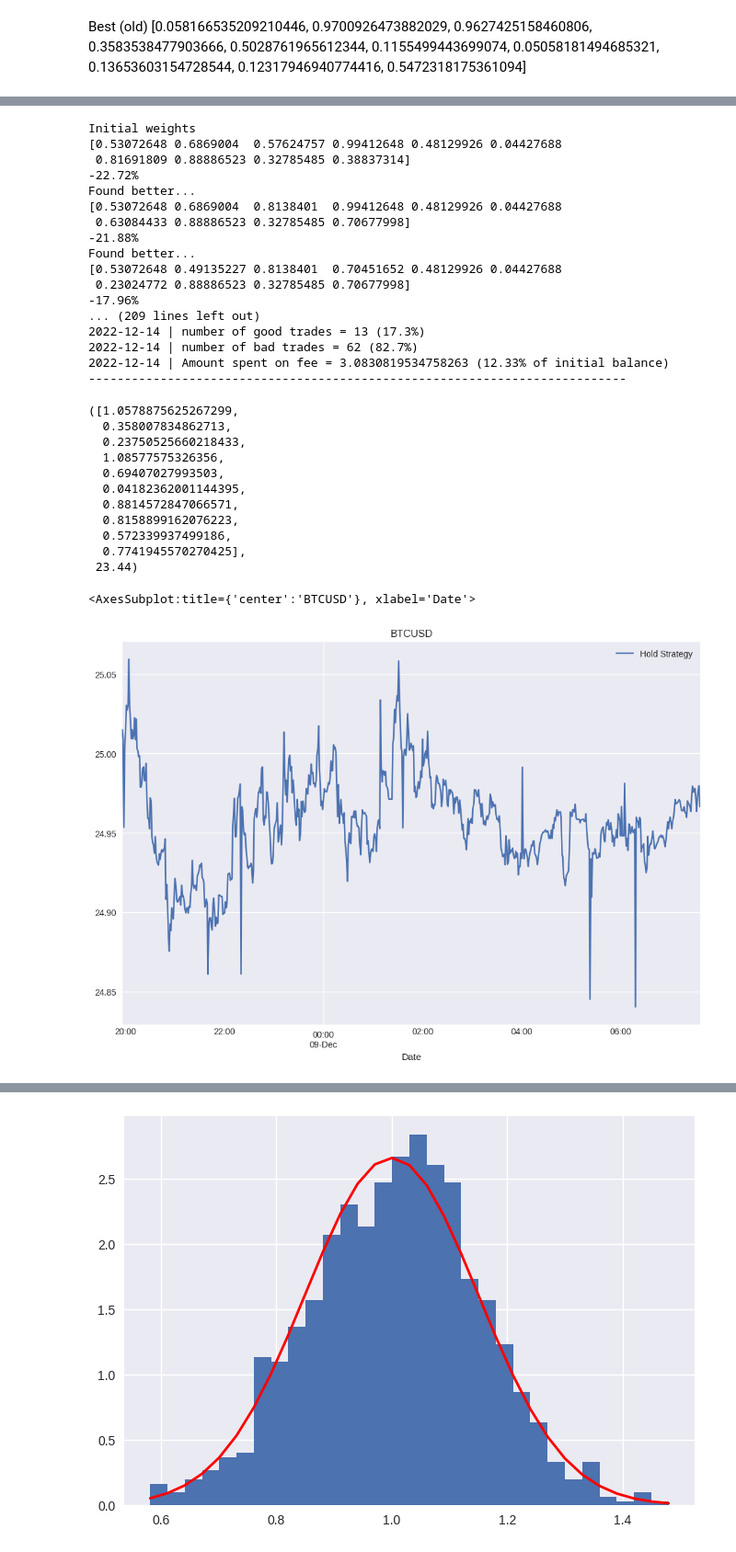
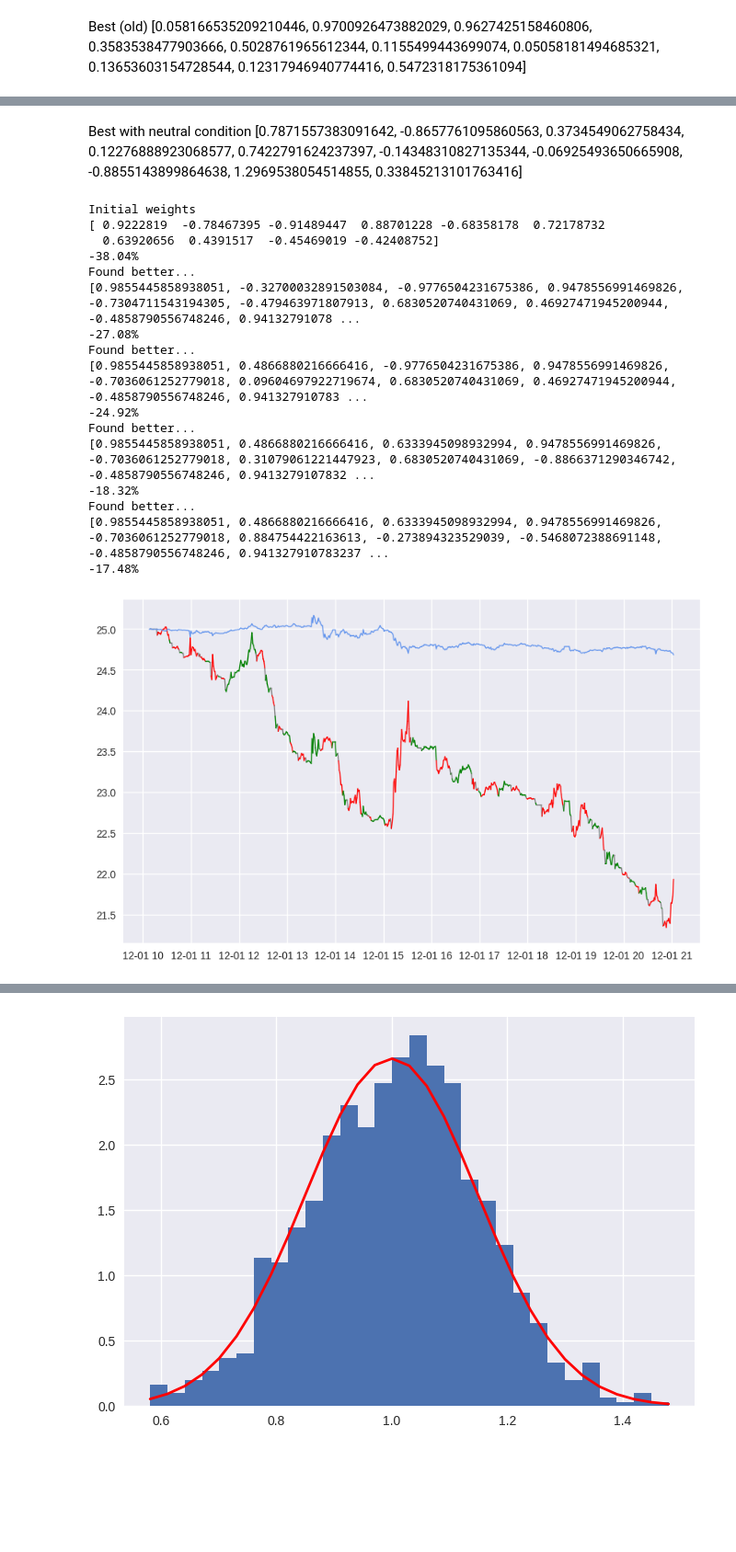
Before and after one commit to mauricioavs/trading-bot, a Jupyter notebook: Main Test Model.ipynb, the cells around one changed output, grey strips where cells are left out. Shown at 92% size. Saved outputs shown, nothing was run; the diff lists cells and outputs as text; code cells hidden in the pictures; blank space fills up the shorter version.

```diff
--- a/Main Test Model.ipynb
+++ b/Main Test Model.ipynb
@@ -499,7 +499,7 @@ class IterativeBacktest(BinanceApi):
 
     def optimize_parameters2(self, dropout = 4, iterations = 10, initial_weights = None):
         ''' Finds an optimal strategy given random weights.'''
-        if initial_weights == None: initial_weights = np.random.random_sample(size = 10)
+        if initial_weights == None: initial_weights = np.random.random_sample(size = 10)*2 - 1
         best_weights = initial_weights
         best_perf = self.test_strategy(
                         keep_metrics = False, #False makes the process faster
@@ -513,13 +513,12 @@ class IterativeBacktest(BinanceApi):
         for i in range(iterations):
             if (i+1)%50 == 0: print ("Iteration " + str(i+1))
             new_weights = best_weights.copy()
-            if i%2:
-                #replace some weights from best weights
-                pos_to_change = random.sample(range(0, 10), dropout)
-                drop_weights = np.random.random_sample(size = dropout)
-                for pos, dp in zip(pos_to_change, drop_weights):
-                    new_weights[pos] = dp
-            else:
+            #replace some weights from best weights
+            pos_to_change = random.sample(range(0, 10), dropout)
+            drop_weights = np.random.random_sample(size = dropout)*2 -1 #between -1 and 1
+            for pos, dp in zip(pos_to_change, drop_weights):
+                new_weights[pos] = dp
+            if best_perf > 0 and i%5 == 0:
                 #multiply all weights by a scale, this helps to prevent lots of trades and optimize decisions
                 scaler = np.random.normal(loc = 1, scale = 0.15) #normal distribution centered in 1
                 new_weights = [scaler*x for x in new_weights]
@@ -529,7 +528,7 @@ class IterativeBacktest(BinanceApi):
                         verbose = False, #dont print order stuff
                         weights = new_weights
                     )
-            if perf > best_perf:
+            if perf > best_perf and round(perf,1) != round(self.initial_balance,1):
                 best_perf = perf
                 best_weights = new_weights
                 print("Found better...")
@@ -662,7 +661,7 @@ class IterativeBacktest(BinanceApi):
                 self.ind_sum += strategy.strategy(bar) * strategy.weight
             if abs(self.ind_sum) < 0.5: self.ind_sum = 0 #discards weak signals < |0.5|
             self.predicted_pos = np.sign(self.ind_sum)
-            if self.predicted_pos == 0 or self.data["Volume"][:bar+1].tail(30).sum() < 2000:
+            if self.predicted_pos == 0 or self.data["Volume"][:bar+1].tail(30).sum() < 1500:
                 self.go_neutral(bar)
             elif self.predicted_pos == 1 and self.get_position() in [0, -1]:
                 self.go_long(bar, amount = 95, prc=True) # go long with full amount
@@ -678,7 +677,7 @@ class IterativeBacktest(BinanceApi):
         self.add_metrics_to_data()
         return round(self.available_balance, 2)
 
-    def leverage_strategy(self, ind_sum, ind_count, min_lev = 1, max_lev = 10):
+    def leverage_strategy(self, ind_sum, ind_count, min_lev = 1, max_lev = 20):
         if max_lev < min_lev:
             print("max leverage is less than min leverage")
             return -1
@@ -977,37 +966,36 @@ Best with neutral condition
+# %% [markdown]
+Best with neutral condition
+[0.7871557383091642,
+  -0.8657761095860563,
+  0.3734549062758434,
+  0.12276888923068577,
+  0.7422791624237397,
+  -0.14348310827135344,
+  -0.06925493650665908,
+  -0.8855143899864638,
+  1.2969538054514855,
+  0.33845213101763416]
 # %%
-bc.optimize_parameters2(dropout = 3, iterations = 200,
+bc.optimize_parameters2(dropout = 3, iterations = 300,
                         initial_weights = None)
 # %% [output]
 Initial weights
-[0.53072648 0.6869004  0.57624757 0.99412648 0.48129926 0.04427688
- 0.81691809 0.88886523 0.32785485 0.38837314]
--22.72%
+[ 0.9222819  -0.78467395 -0.91489447  0.88701228 -0.68358178  0.72178732
+  0.63920656  0.4391517  -0.45469019 -0.42408752]
+-38.04%
 Found better...
-[0.53072648 0.6869004  0.8138401  0.99412648 0.48129926 0.04427688
- 0.63084433 0.88886523 0.32785485 0.70677998]
--21.88%
+[0.9855445858938051, -0.32700032891503084, -0.9776504231675386, 0.9478556991469826, -0.7304711543194305, -0.479463971807913, 0.6830520740431069, 0.46927471945200944, -0.4858790556748246, 0.94132791078 ...
+-27.08%
 Found better...
-[0.53072648 0.49135227 0.8138401  0.70451652 0.48129926 0.04427688
- 0.23024772 0.88886523 0.32785485 0.70677998]
--17.96%
-... (209 lines left out)
-2022-12-14 | number of good trades = 13 (17.3%)
-2022-12-14 | number of bad trades = 62 (82.7%)
-2022-12-14 | Amount spent on fee = 3.0830819534758263 (12.33% of initial balance)
----------------------------------------------------------------------------
+[0.9855445858938051, 0.4866880216666416, -0.9776504231675386, 0.9478556991469826, -0.7036061252779018, 0.09604697922719674, 0.6830520740431069, 0.46927471945200944, -0.4858790556748246, 0.941327910783 ...
+-24.92%
+Found better...
+[0.9855445858938051, 0.4866880216666416, 0.6333945098932994, 0.9478556991469826, -0.7036061252779018, 0.31079061221447923, 0.6830520740431069, -0.8866371290346742, -0.4858790556748246, 0.9413279107832 ...
+-18.32%
+Found better...
+[0.9855445858938051, 0.4866880216666416, 0.6333945098932994, 0.9478556991469826, -0.7036061252779018, 0.884754422163613, -0.273894323529039, -0.5468072388691148, -0.4858790556748246, 0.941327910783237 ...
+-17.48%
-([1.0578875625267299,
-  0.358007834862713,
-  0.23750525660218433,
-  1.08577575326356,
-  0.69407027993503,
-  0.04182362001144395,
-  0.8814572847066571,
-  0.8158899162076223,
-  0.572339937499186,
-  0.7741945570270425],
- 23.44)
 # %%
-bc.plot_data(["Hold Strategy", "NAV"], show_pos = False)
+bc.plot_data(["Hold Strategy", "NAV"], show_pos = True)
 # %% [output]
-<AxesSubplot:title={'center':'BTCUSD'}, xlabel='Date'>
-[figure, old version]
+[figure, new version]
```
Also changed, not shown: parts of 18 cells of this notebook, 8 other files.
